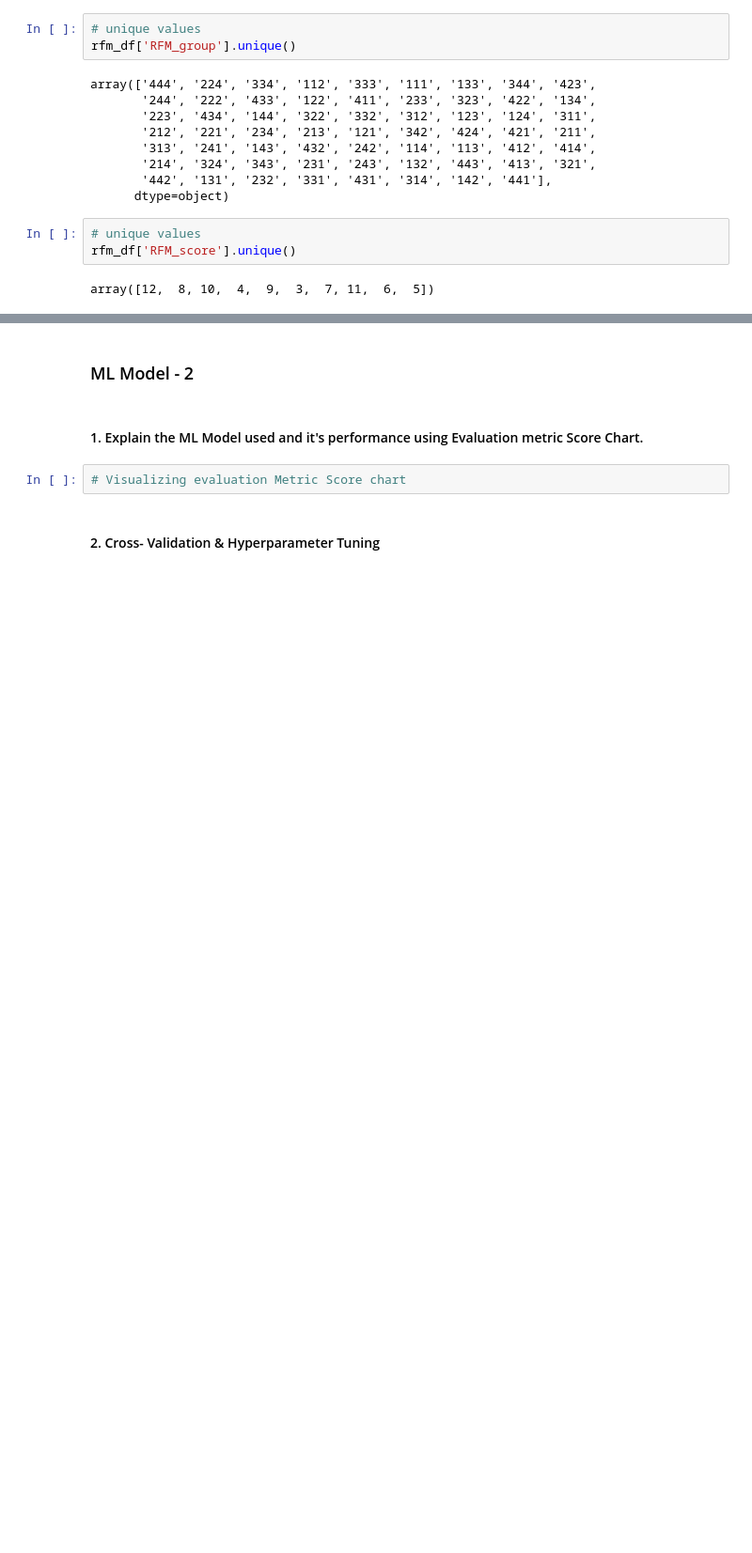
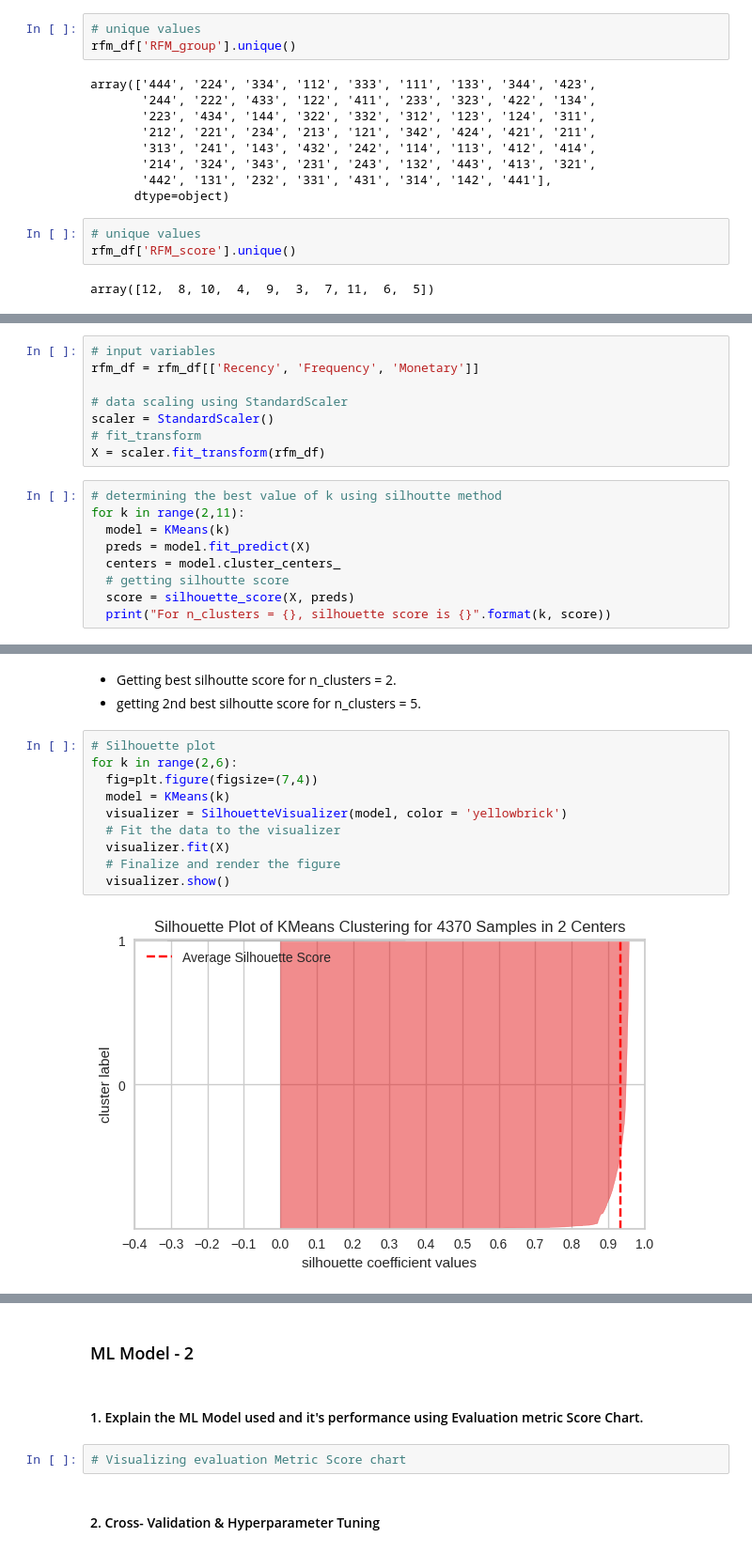
Before and after one commit to kd0176/Online-Retail-Customer-Segmentation, a Jupyter notebook: Online_Retail_Customer_Segmentation.ipynb, the cells around one changed output, grey strips where cells are left out. Shown at 94% size. Saved outputs shown, nothing was run; the diff lists cells and outputs as text; blank space fills up the shorter version.

```diff
--- a/Online_Retail_Customer_Segmentation.ipynb
+++ b/Online_Retail_Customer_Segmentation.ipynb
@@ -1641,0 +1640,17 @@ Answer Here.
+# %%
+# input variables
+rfm_df = rfm_df[['Recency', 'Frequency', 'Monetary']]
+
+# data scaling using StandardScaler
+scaler = StandardScaler()
+# fit_transform
+X = scaler.fit_transform(rfm_df)
+# %%
+# determining the best value of k using silhoutte method
+for k in range(2,11):
+  model = KMeans(k)
+  preds = model.fit_predict(X)
+  centers = model.cluster_centers_
+  # getting silhoutte score
+  score = silhouette_score(X, preds)
+  print("For n_clusters = {}, silhouette score is {}".format(k, score))
@@ -1641,0 +1667,15 @@ Answer Here.
+# %% [markdown]
+* Getting best silhoutte score for n_clusters = 2.
+* getting 2nd best silhoutte score for n_clusters = 5.
+# %%
+# Silhouette plot
+for k in range(2,6):
+  fig=plt.figure(figsize=(7,4))
+  model = KMeans(k)
+  visualizer = SilhouetteVisualizer(model, color = 'yellowbrick')
+  # Fit the data to the visualizer
+  visualizer.fit(X)
+  # Finalize and render the figure
+  visualizer.show()
+# %% [output]
+[figure, added]
```
Also changed, not shown: parts of 40 cells of this notebook.
